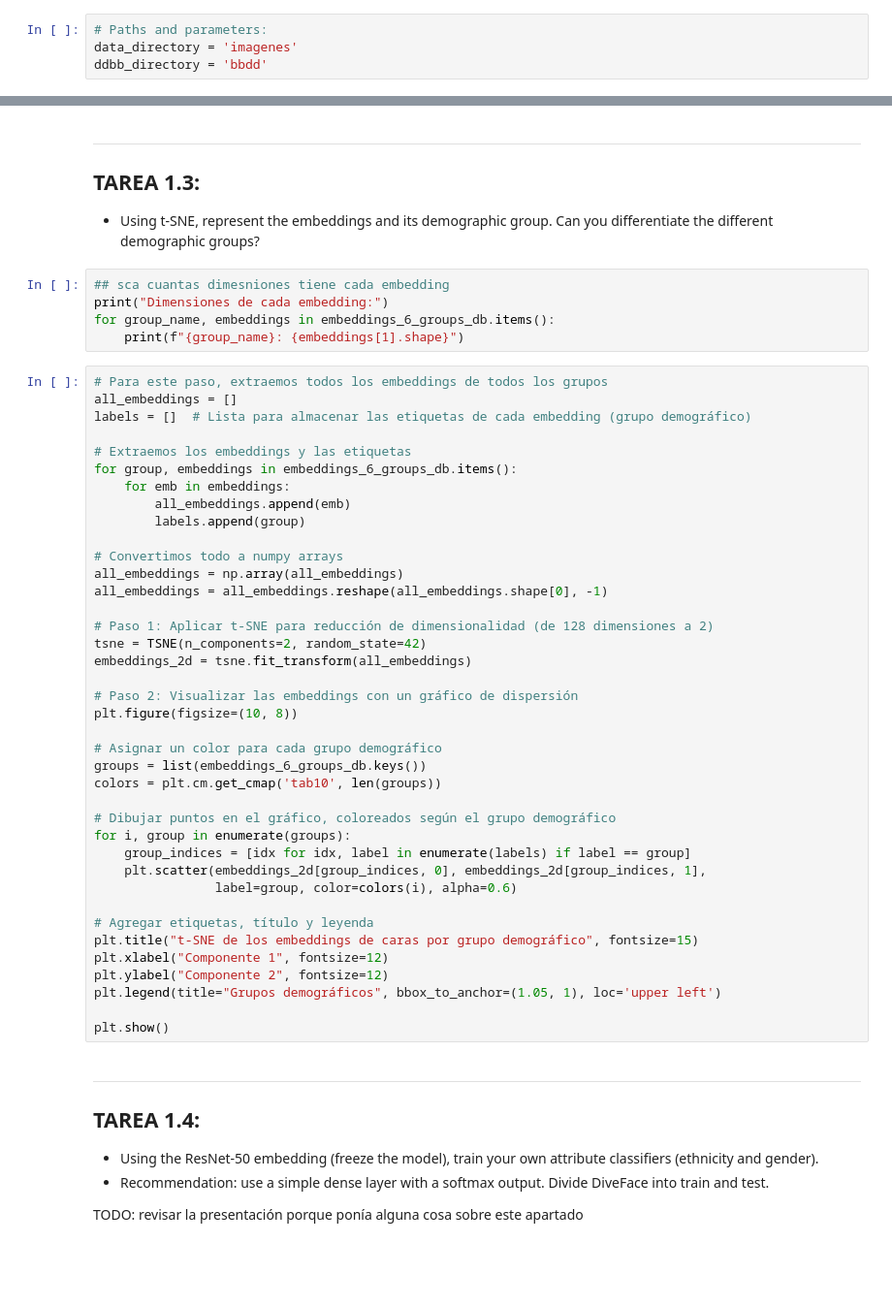
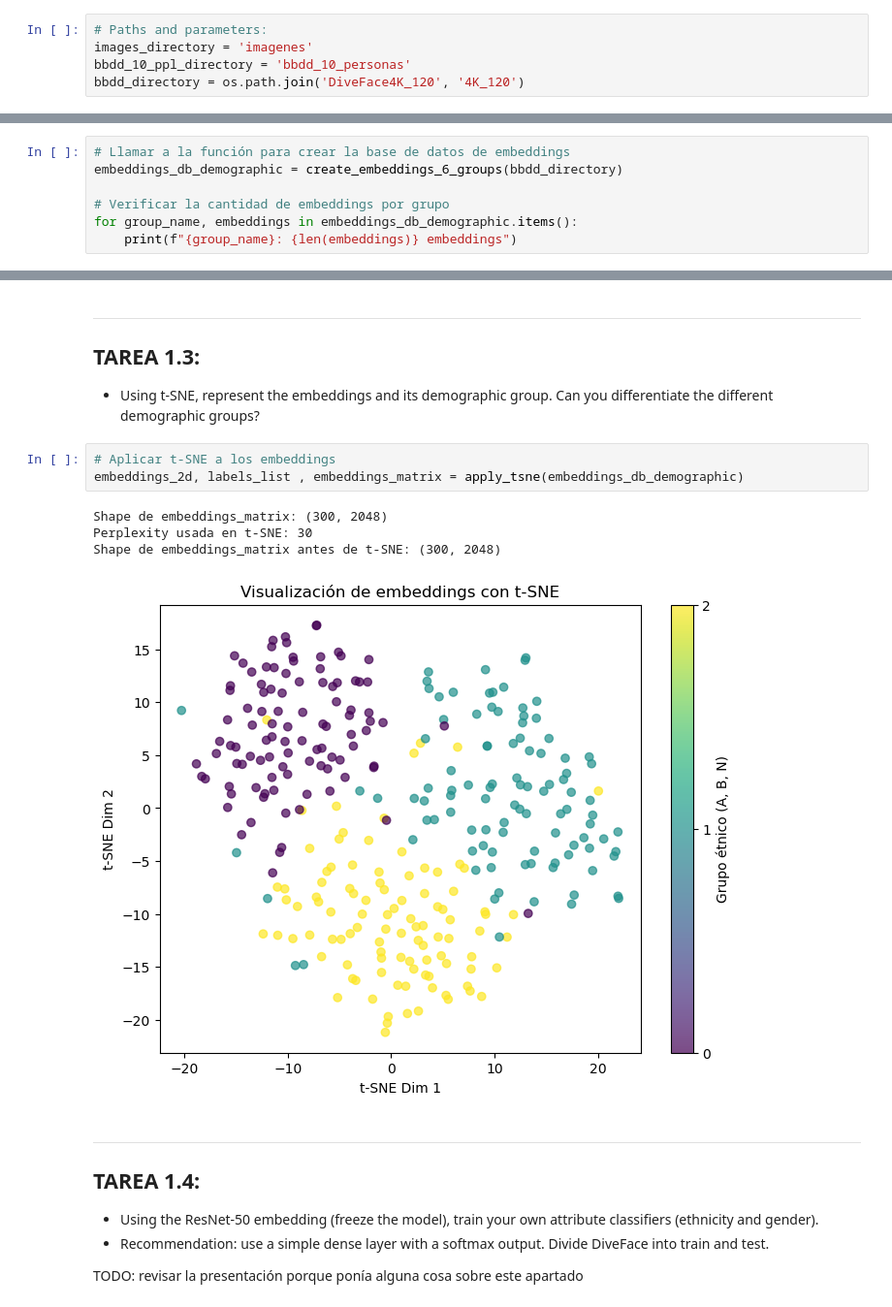
Before and after one commit to Arkh3/master-biometrica, a Jupyter notebook: face_recognition.ipynb, the cells around one changed output, grey strips where cells are left out. Shown at 97% size. Saved outputs shown, nothing was run; the diff lists cells and outputs as text; blank space fills up the shorter version.

```diff
--- a/face_recognition.ipynb
+++ b/face_recognition.ipynb
@@ -39,8 +38,9 @@ To enable them in other operations, rebuild TensorFlow with the appropriate comp
 WARNING:tensorflow:No training configuration found in the save file, so the model was *not* compiled. Compile it manually.
 # %%
 # Paths and parameters:
-data_directory = 'imagenes'
-ddbb_directory = 'bbdd'
+images_directory = 'imagenes'
+bbdd_10_ppl_directory = 'bbdd_10_personas'
+bbdd_directory = os.path.join('DiveFace4K_120', '4K_120')
 # %% [markdown]
 ---
 
@@ -161,0 +109,7 @@ for group_name, embeddings in embeddings_6_groups_db.items():
+# %%
+# Llamar a la función para crear la base de datos de embeddings
+embeddings_db_demographic = create_embeddings_6_groups(bbdd_directory)
+
+# Verificar la cantidad de embeddings por grupo
+for group_name, embeddings in embeddings_db_demographic.items():
+    print(f"{group_name}: {len(embeddings)} embeddings")
@@ -165,50 +127,14 @@ for group_name, embeddings in embeddings_6_groups_db.items():
 ## TAREA 1.3:
 
  - Using t-SNE, represent the embeddings and its demographic group. Can you differentiate the different demographic groups?
-# %%
-## sca cuantas dimesniones tiene cada embedding
-print("Dimensiones de cada embedding:")
-for group_name, embeddings in embeddings_6_groups_db.items():
-    print(f"{group_name}: {embeddings[1].shape}")
-# %%
-# Para este paso, extraemos todos los embeddings de todos los grupos
-all_embeddings = []
-labels = []  # Lista para almacenar las etiquetas de cada embedding (grupo demográfico)
-
-# Extraemos los embeddings y las etiquetas
-for group, embeddings in embeddings_6_groups_db.items():
-    for emb in embeddings:
-        all_embeddings.append(emb)
-        labels.append(group)
-
-# Convertimos todo a numpy arrays
-all_embeddings = np.array(all_embeddings)
-all_embeddings = all_embeddings.reshape(all_embeddings.shape[0], -1)
-
-# Paso 1: Aplicar t-SNE para reducción de dimensionalidad (de 128 dimensiones a 2)
-tsne = TSNE(n_components=2, random_state=42)
-embeddings_2d = tsne.fit_transform(all_embeddings)
-
-# Paso 2: Visualizar las embeddings con un gráfico de dispersión
-plt.figure(figsize=(10, 8))
-
-# Asignar un color para cada grupo demográfico
-groups = list(embeddings_6_groups_db.keys())
-colors = plt.cm.get_cmap('tab10', len(groups))
-
-# Dibujar puntos en el gráfico, coloreados según el grupo demográfico
-for i, group in enumerate(groups):
-    group_indices = [idx for idx, label in enumerate(labels) if label == group]
-    plt.scatter(embeddings_2d[group_indices, 0], embeddings_2d[group_indices, 1],
-                label=group, color=colors(i), alpha=0.6)
-
-# Agregar etiquetas, título y leyenda
-plt.title("t-SNE de los embeddings de caras por grupo demográfico", fontsize=15)
-plt.xlabel("Componente 1", fontsize=12)
-plt.ylabel("Componente 2", fontsize=12)
-plt.legend(title="Grupos demográficos", bbox_to_anchor=(1.05, 1), loc='upper left')
-
-plt.show()
+# %%
+# Aplicar t-SNE a los embeddings
+embeddings_2d, labels_list , embeddings_matrix = apply_tsne(embeddings_db_demographic)
+# %% [output]
+Shape de embeddings_matrix: (300, 2048)
+Perplexity usada en t-SNE: 30
+Shape de embeddings_matrix antes de t-SNE: (300, 2048)
+[figure, added]
 # %% [markdown]
 ---
 
```
Also changed, not shown: parts of 8 cells of this notebook, 6 other files.
